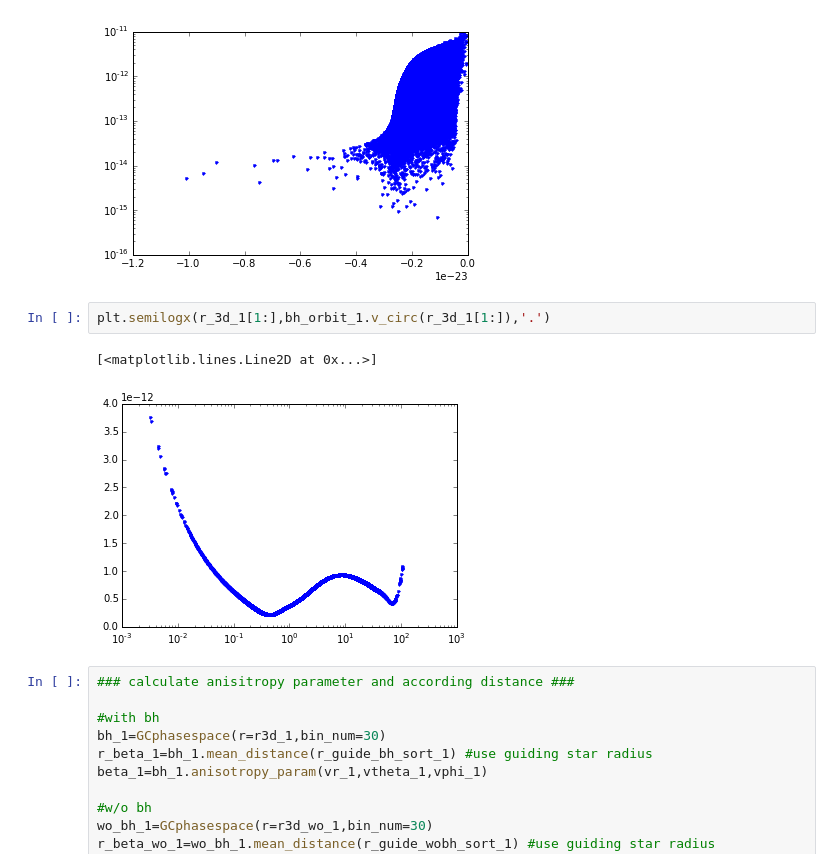
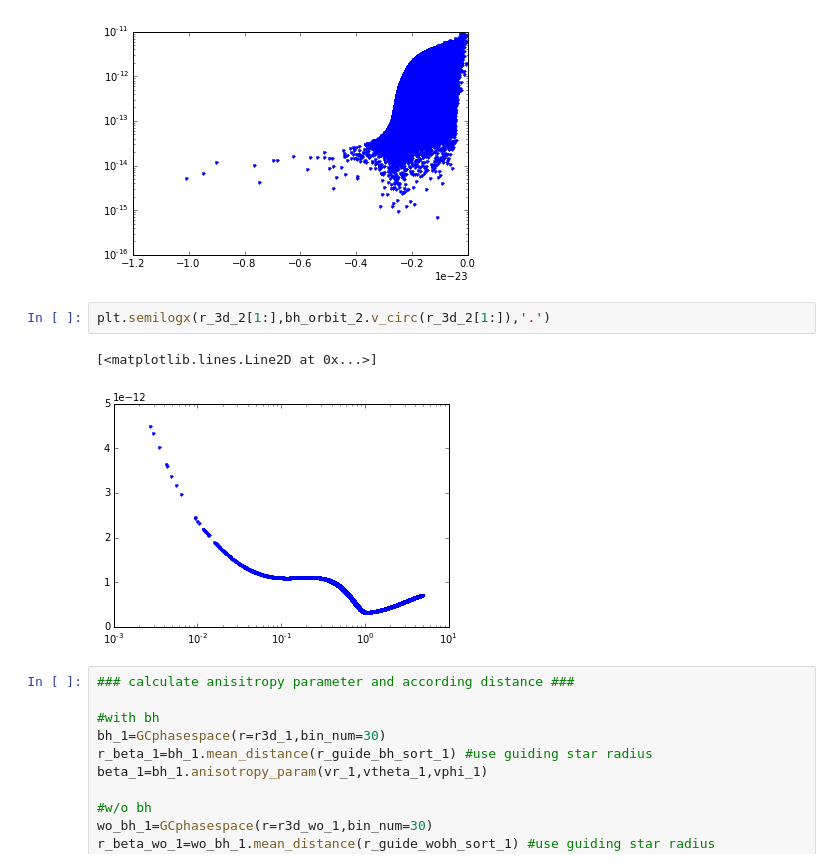
Before and after one commit to sophialilleengen/GC_actions, a Jupyter notebook: J_r_over_anisotropy_param.ipynb, the cells around one changed output. Drawn from its saved outputs; the diff is of its cells as text.

```diff
--- a/J_r_over_anisotropy_param.ipynb
+++ b/J_r_over_anisotropy_param.ipynb
@@ -167,10 +242,10 @@ plt.semilogy(bh_orbit_1.energy(x_1[1:],y_1[1:],z_1[1:],vx_1[1:],vy_1[1:],vz_1[1:
 [<matplotlib.lines.Line2D at 0x...>]
 [figure]
 # %%
-plt.semilogx(r_3d_1[1:],bh_orbit_1.v_circ(r_3d_1[1:]),'.')
+plt.semilogx(r_3d_2[1:],bh_orbit_2.v_circ(r_3d_2[1:]),'.')
 # %% [output]
 [<matplotlib.lines.Line2D at 0x...>]
-[figure, old version]
+[figure, new version]
 # %%
 ### calculate anisitropy parameter and according distance ###
 
```
Also changed, not shown: parts of 20 cells of this notebook, 3 other files.
